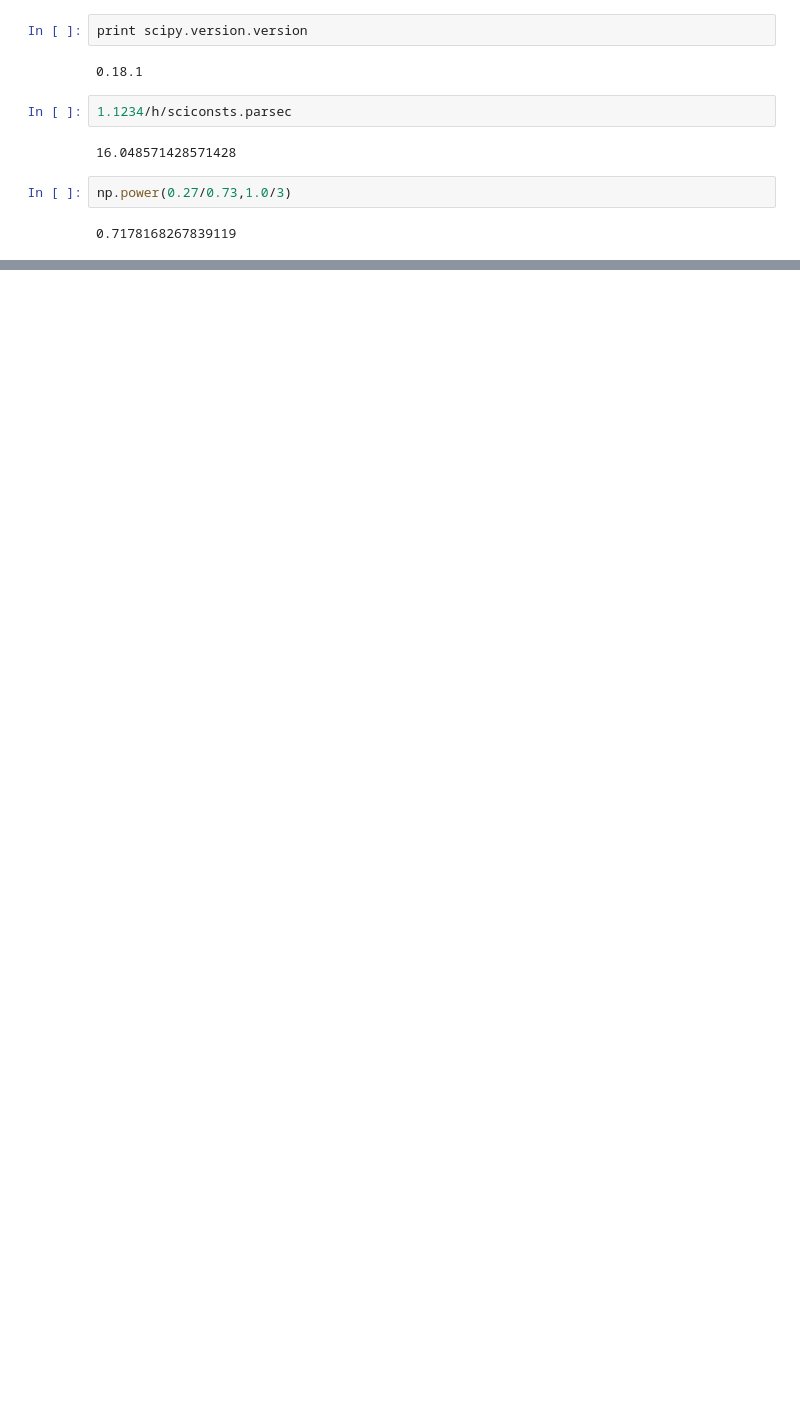
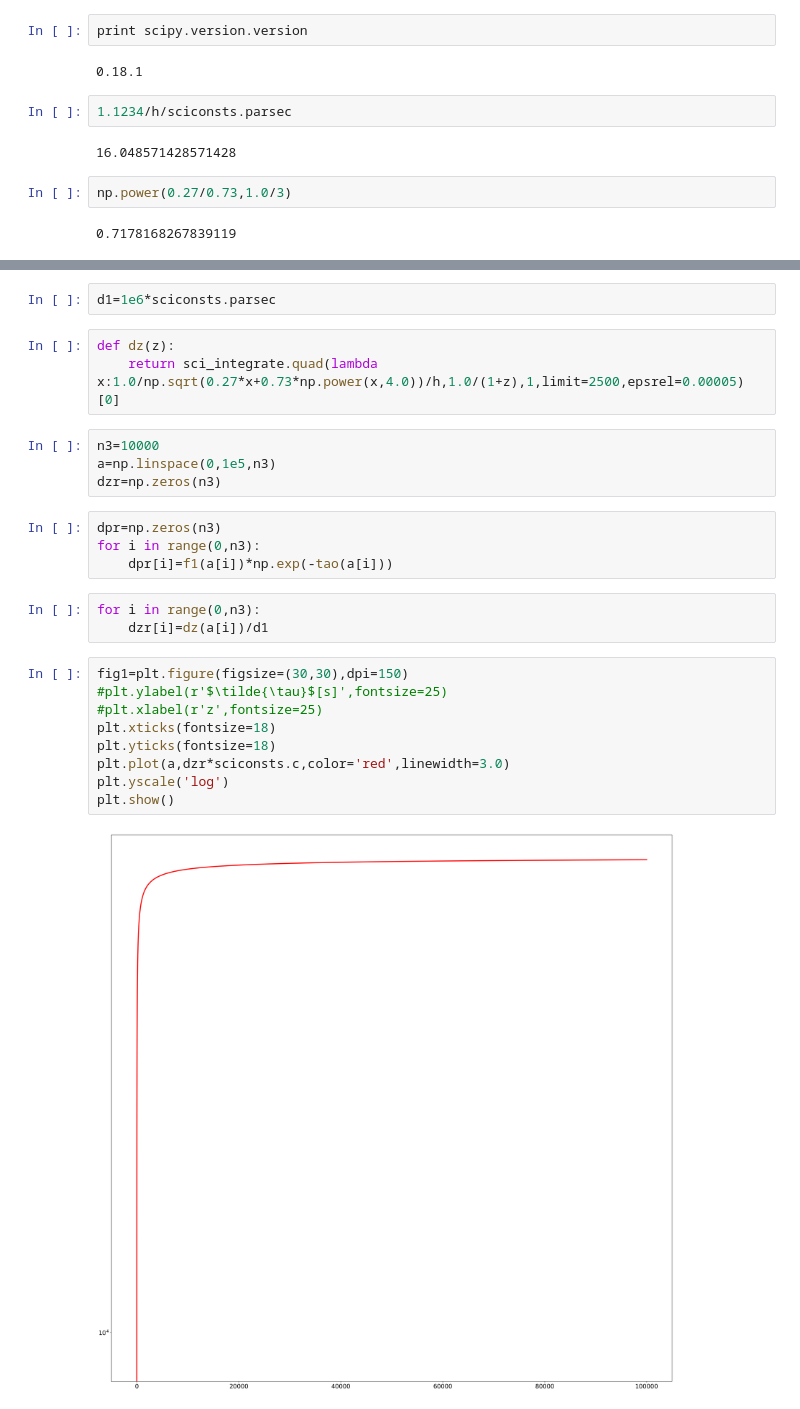
Before and after one commit to shanzhoupeng/GW-simu, a Jupyter notebook: notebook/物理宇宙学基础 计算.ipynb, the cells around one changed output, grey strips where cells are left out. Saved outputs shown, nothing was run; the diff lists cells and outputs as text; blank space fills up the shorter version.

```diff
--- a/notebook/物理宇宙学基础 计算.ipynb
+++ b/notebook/物理宇宙学基础 计算.ipynb
@@ -475,0 +551,27 @@ np.power(0.27/0.73,1.0/3)
+# %%
+d1=1e6*sciconsts.parsec
+# %%
+def dz(z):
+    return sci_integrate.quad(lambda x:1.0/np.sqrt(0.27*x+0.73*np.power(x,4.0))/h,1.0/(1+z),1,limit=2500,epsrel=0.00005)[0]
+# %%
+n3=10000
+a=np.linspace(0,1e5,n3)
+dzr=np.zeros(n3)
+# %%
+dpr=np.zeros(n3)
+for i in range(0,n3):
+    dpr[i]=f1(a[i])*np.exp(-tao(a[i]))
+# %%
+for i in range(0,n3):
+    dzr[i]=dz(a[i])/d1
+# %%
+fig1=plt.figure(figsize=(30,30),dpi=150)
+#plt.ylabel(r'$\tilde{\tau}$[s]',fontsize=25)
+#plt.xlabel(r'z',fontsize=25)
+plt.xticks(fontsize=18)
+plt.yticks(fontsize=18)
+plt.plot(a,dzr*sciconsts.c,color='red',linewidth=3.0)
+plt.yscale('log')
+plt.show()
+# %% [output]
+[figure, added]
```
Also changed, not shown: parts of 20 cells of this notebook, 4 other files.
